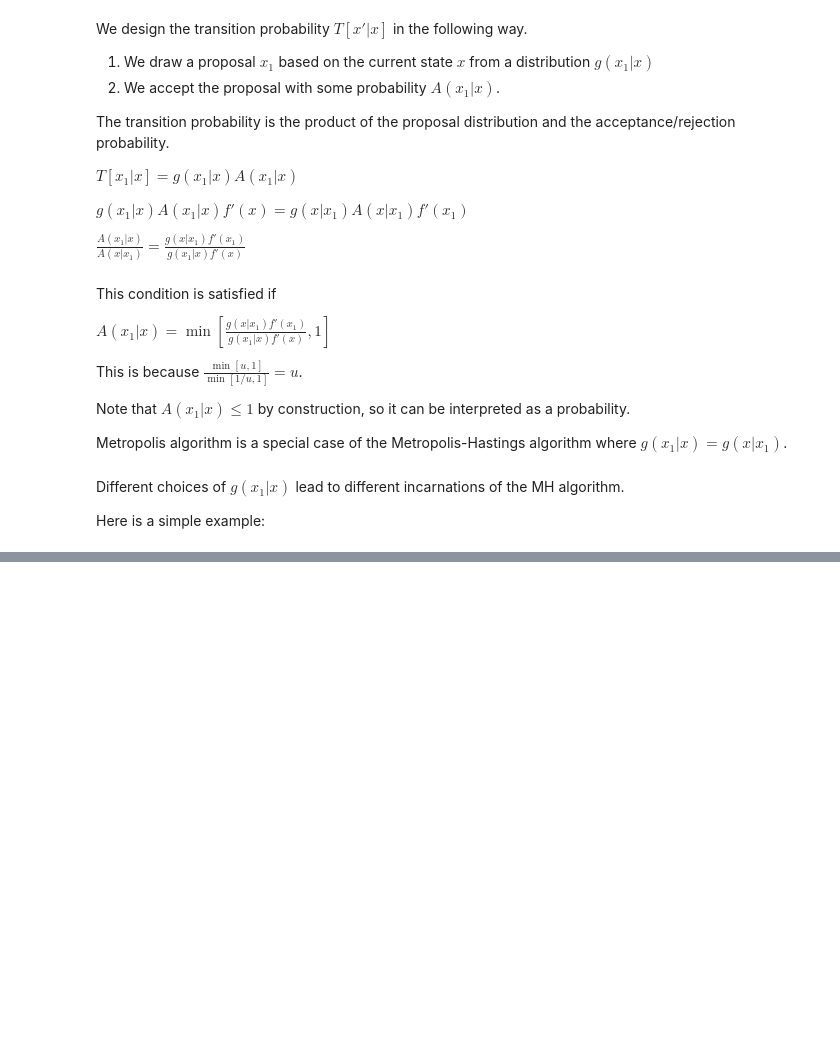
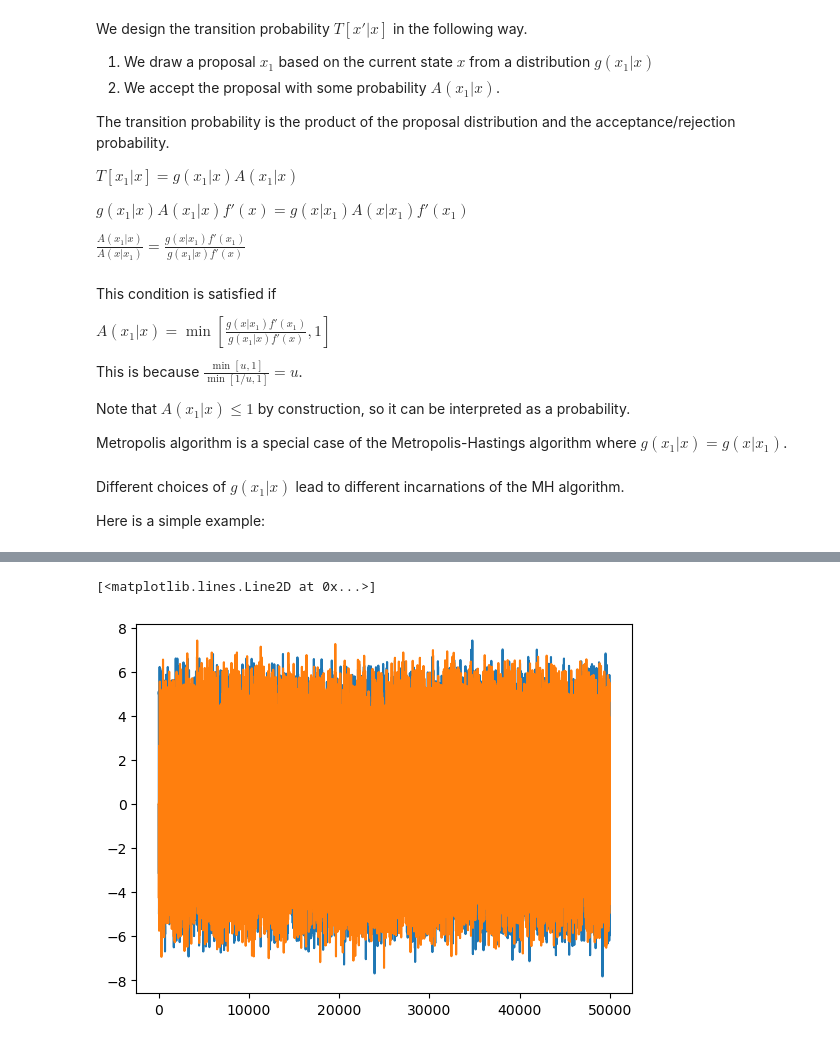
Before and after one commit to abhisrkckl/MCMC_Notes, a Jupyter notebook: 5 - Metropolis-Hastings algorithm.ipynb, the cells around one changed output, grey strips where cells are left out. Cells and saved outputs as stored; diff of their text form; code cells hidden in the pictures; blank space fills up the shorter version.

```diff
--- a/5 - Metropolis-Hastings algorithm.ipynb
+++ b/5 - Metropolis-Hastings algorithm.ipynb
@@ -89,0 +99,26 @@ Acceptance rate = 0.6539
+# %%
+def g1(x1, x):
+    # Normal distribution with sigma=1/2
+    return np.exp(-np.sum((x1-x)**2)/2/16) / np.sqrt(2*np.pi*16)
+# %%
+def sample1(x0, N):
+    samples = []
+    accepted = 0
+    x = x0
+    for i in range(N):
+        x1 = np.random.randn(2) * 4 + x # Draw from g1(x1 | x)
+        r = fprime1(x1) * g1(x, x1) / fprime1(x) / g1(x1, x)
+        p = min(r, 1)
+        if np.random.rand() < p:
+            x = x1
+            accepted += 1
+        samples.append(x)
+    return np.array(samples), accepted / N
+# %%
+samples, acceptance_rate = sample1((5.0, 0.0), 50000)
+# %%
+plt.plot(samples[:,0])
+plt.plot(samples[:,1])
+# %% [output]
+[<matplotlib.lines.Line2D at 0x...>]
+[figure, added]
```
Also changed, not shown: parts of 7 cells of this notebook, 1 other file.
